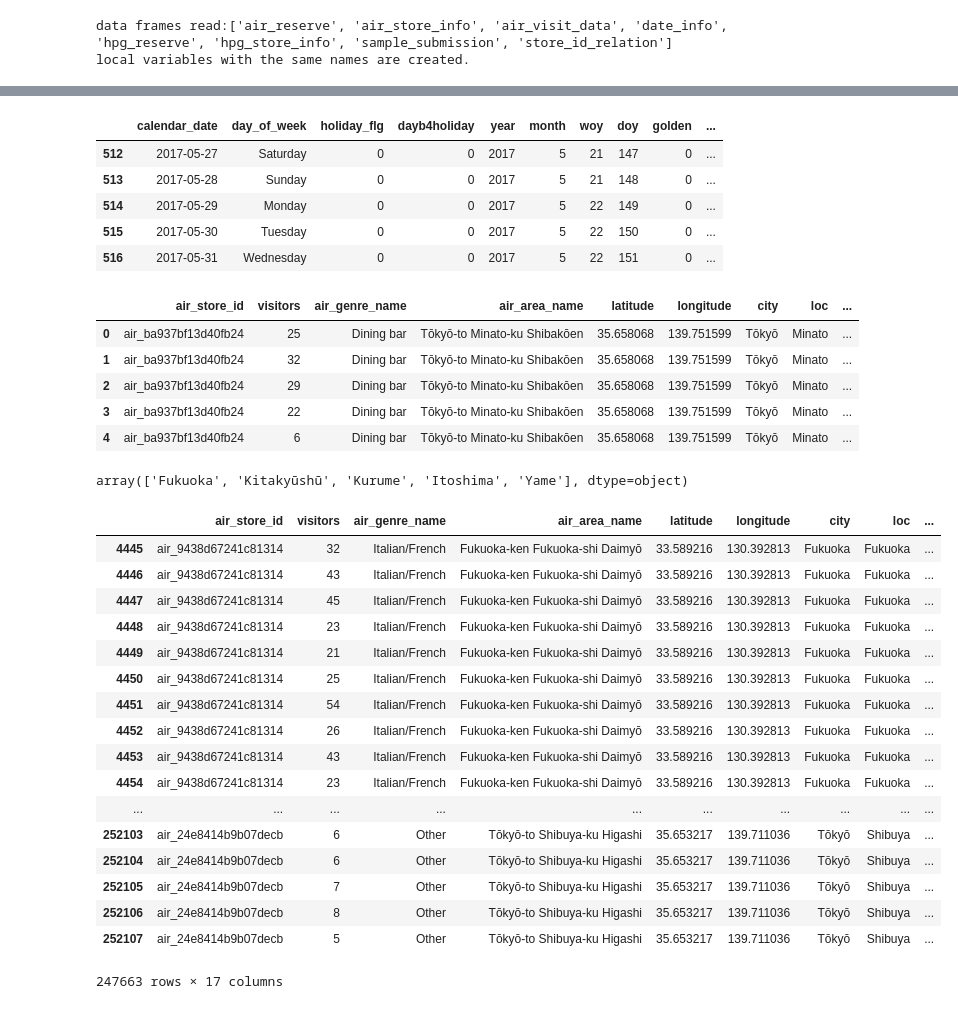
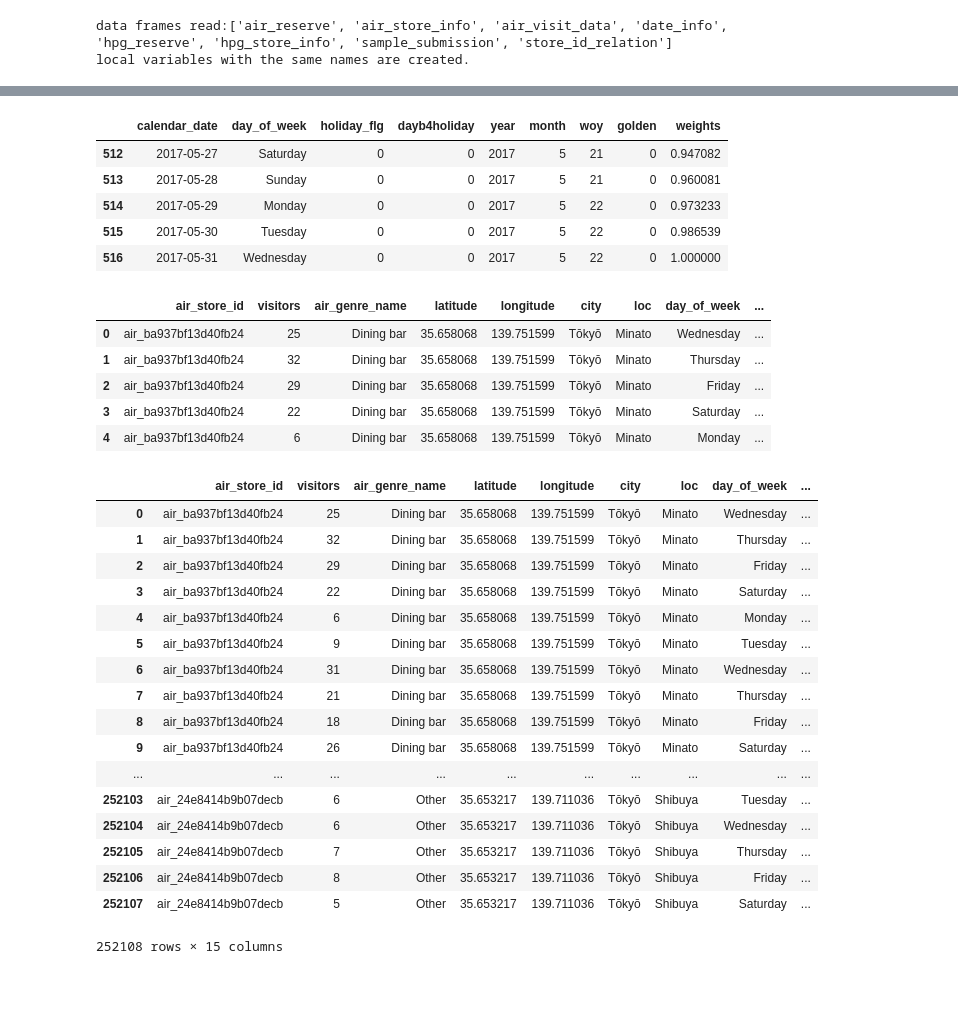
Before and after one commit to Nashavi/Recruit-prediction, a Jupyter notebook: more plots.ipynb, the cells around one changed output, grey strips where cells are left out. Saved outputs shown, nothing was run; the diff lists cells and outputs as text; code cells hidden in the pictures.

```diff
--- a/more plots.ipynb
+++ b/more plots.ipynb
@@ -41,7 +41,7 @@ print("3. Add year, month, day of year features")
 date_info['year'] = pd.to_datetime(date_info['calendar_date']).dt.year
 date_info['month'] = pd.to_datetime(date_info['calendar_date']).dt.month
 date_info['woy'] = pd.to_datetime(date_info['calendar_date']).dt.weekofyear
-date_info['doy'] = pd.to_datetime(date_info['calendar_date']).dt.dayofyear
+#date_info['doy'] = pd.to_datetime(date_info['calendar_date']).dt.dayofyear
 date_info.head()
 # %% [output]
 Add features to date_info
@@ -110,45 +110,41 @@ date_info[date_info['golden'] == 1]
 date_info['weights'] = ((date_info.index + 1)/ len(date_info))**7
 date_info.tail()
 # %% [output]
-|  | calendar_date | day_of_week | holiday_flg | dayb4holiday | year | month | woy | doy | golden | ... |
-| 512 | 2017-05-27 | Saturday | 0 | 0 | 2017 | 5 | 21 | 147 | 0 | ... |
-| 513 | 2017-05-28 | Sunday | 0 | 0 | 2017 | 5 | 21 | 148 | 0 | ... |
-| 514 | 2017-05-29 | Monday | 0 | 0 | 2017 | 5 | 22 | 149 | 0 | ... |
-| 515 | 2017-05-30 | Tuesday | 0 | 0 | 2017 | 5 | 22 | 150 | 0 | ... |
-| 516 | 2017-05-31 | Wednesday | 0 | 0 | 2017 | 5 | 22 | 151 | 0 | ... |
+|  | calendar_date | day_of_week | holiday_flg | dayb4holiday | year | month | woy | golden | weights |
+| 512 | 2017-05-27 | Saturday | 0 | 0 | 2017 | 5 | 21 | 0 | 0.947082 |
+| 513 | 2017-05-28 | Sunday | 0 | 0 | 2017 | 5 | 21 | 0 | 0.960081 |
+| 514 | 2017-05-29 | Monday | 0 | 0 | 2017 | 5 | 22 | 0 | 0.973233 |
+| 515 | 2017-05-30 | Tuesday | 0 | 0 | 2017 | 5 | 22 | 0 | 0.986539 |
+| 516 | 2017-05-31 | Wednesday | 0 | 0 | 2017 | 5 | 22 | 0 | 1.000000 |
 # %%
 air_visit_data = air_visit_data.merge(date_info,left_on = 'visit_date',right_on='calendar_date',how= 'left')
-air_visit_data.drop(['visit_date','calendar_date'],axis = 1,inplace = True)
+air_visit_data.drop(['visit_date','calendar_date','air_area_name'],axis = 1,inplace = True)
 air_visit_data.head()
 # %% [output]
-|  | air_store_id | visitors | air_genre_name | air_area_name | latitude | longitude | city | loc | ... |
-| 0 | air_ba937bf13d40fb24 | 25 | Dining bar | Tōkyō-to Minato-ku Shibakōen | 35.658068 | 139.751599 | Tōkyō | Minato | ... |
-| 1 | air_ba937bf13d40fb24 | 32 | Dining bar | Tōkyō-to Minato-ku Shibakōen | 35.658068 | 139.751599 | Tōkyō | Minato | ... |
-| 2 | air_ba937bf13d40fb24 | 29 | Dining bar | Tōkyō-to Minato-ku Shibakōen | 35.658068 | 139.751599 | Tōkyō | Minato | ... |
-| 3 | air_ba937bf13d40fb24 | 22 | Dining bar | Tōkyō-to Minato-ku Shibakōen | 35.658068 | 139.751599 | Tōkyō | Minato | ... |
-| 4 | air_ba937bf13d40fb24 | 6 | Dining bar | Tōkyō-to Minato-ku Shibakōen | 35.658068 | 139.751599 | Tōkyō | Minato | ... |
+|  | air_store_id | visitors | air_genre_name | latitude | longitude | city | loc | day_of_week | ... |
+| 0 | air_ba937bf13d40fb24 | 25 | Dining bar | 35.658068 | 139.751599 | Tōkyō | Minato | Wednesday | ... |
+| 1 | air_ba937bf13d40fb24 | 32 | Dining bar | 35.658068 | 139.751599 | Tōkyō | Minato | Thursday | ... |
+| 2 | air_ba937bf13d40fb24 | 29 | Dining bar | 35.658068 | 139.751599 | Tōkyō | Minato | Friday | ... |
+| 3 | air_ba937bf13d40fb24 | 22 | Dining bar | 35.658068 | 139.751599 | Tōkyō | Minato | Saturday | ... |
+| 4 | air_ba937bf13d40fb24 | 6 | Dining bar | 35.658068 | 139.751599 | Tōkyō | Minato | Monday | ... |
-# %%
-air_visit_data.loc[air_visit_data['city'] == 'Fukuoka','loc'].unique()
-# %% [output]
-array(['Fukuoka', 'Kitakyūshū', 'Kurume', 'Itoshima', 'Yame'], dtype=object)
 # %%
-air_visit_data[4445:]
+air_visit_data
 # %% [output]
-|  | air_store_id | visitors | air_genre_name | air_area_name | latitude | longitude | city | loc | ... |
-| 4445 | air_9438d67241c81314 | 32 | Italian/French | Fukuoka-ken Fukuoka-shi Daimyō | 33.589216 | 130.392813 | Fukuoka | Fukuoka | ... |
-| 4446 | air_9438d67241c81314 | 43 | Italian/French | Fukuoka-ken Fukuoka-shi Daimyō | 33.589216 | 130.392813 | Fukuoka | Fukuoka | ... |
-| 4447 | air_9438d67241c81314 | 45 | Italian/French | Fukuoka-ken Fukuoka-shi Daimyō | 33.589216 | 130.392813 | Fukuoka | Fukuoka | ... |
-| 4448 | air_9438d67241c81314 | 23 | Italian/French | Fukuoka-ken Fukuoka-shi Daimyō | 33.589216 | 130.392813 | Fukuoka | Fukuoka | ... |
-| 4449 | air_9438d67241c81314 | 21 | Italian/French | Fukuoka-ken Fukuoka-shi Daimyō | 33.589216 | 130.392813 | Fukuoka | Fukuoka | ... |
-| 4450 | air_9438d67241c81314 | 25 | Italian/French | Fukuoka-ken Fukuoka-shi Daimyō | 33.589216 | 130.392813 | Fukuoka | Fukuoka | ... |
-| 4451 | air_9438d67241c81314 | 54 | Italian/French | Fukuoka-ken Fukuoka-shi Daimyō | 33.589216 | 130.392813 | Fukuoka | Fukuoka | ... |
-| 4452 | air_9438d67241c81314 | 26 | Italian/French | Fukuoka-ken Fukuoka-shi Daimyō | 33.589216 | 130.392813 | Fukuoka | Fukuoka | ... |
-| 4453 | air_9438d67241c81314 | 43 | Italian/French | Fukuoka-ken Fukuoka-shi Daimyō | 33.589216 | 130.392813 | Fukuoka | Fukuoka | ... |
-| 4454 | air_9438d67241c81314 | 23 | Italian/French | Fukuoka-ken Fukuoka-shi Daimyō | 33.589216 | 130.392813 | Fukuoka | Fukuoka | ... |
+|  | air_store_id | visitors | air_genre_name | latitude | longitude | city | loc | day_of_week | ... |
+| 0 | air_ba937bf13d40fb24 | 25 | Dining bar | 35.658068 | 139.751599 | Tōkyō | Minato | Wednesday | ... |
+| 1 | air_ba937bf13d40fb24 | 32 | Dining bar | 35.658068 | 139.751599 | Tōkyō | Minato | Thursday | ... |
+| 2 | air_ba937bf13d40fb24 | 29 | Dining bar | 35.658068 | 139.751599 | Tōkyō | Minato | Friday | ... |
+| 3 | air_ba937bf13d40fb24 | 22 | Dining bar | 35.658068 | 139.751599 | Tōkyō | Minato | Saturday | ... |
+| 4 | air_ba937bf13d40fb24 | 6 | Dining bar | 35.658068 | 139.751599 | Tōkyō | Minato | Monday | ... |
+| 5 | air_ba937bf13d40fb24 | 9 | Dining bar | 35.658068 | 139.751599 | Tōkyō | Minato | Tuesday | ... |
+| 6 | air_ba937bf13d40fb24 | 31 | Dining bar | 35.658068 | 139.751599 | Tōkyō | Minato | Wednesday | ... |
+| 7 | air_ba937bf13d40fb24 | 21 | Dining bar | 35.658068 | 139.751599 | Tōkyō | Minato | Thursday | ... |
+| 8 | air_ba937bf13d40fb24 | 18 | Dining bar | 35.658068 | 139.751599 | Tōkyō | Minato | Friday | ... |
+| 9 | air_ba937bf13d40fb24 | 26 | Dining bar | 35.658068 | 139.751599 | Tōkyō | Minato | Saturday | ... |
 | ... | ... | ... | ... | ... | ... | ... | ... | ... | ... |
-| 252103 | air_24e8414b9b07decb | 6 | Other | Tōkyō-to Shibuya-ku Higashi | 35.653217 | 139.711036 | Tōkyō | Shibuya | ... |
-| 252104 | air_24e8414b9b07decb | 6 | Other | Tōkyō-to Shibuya-ku Higashi | 35.653217 | 139.711036 | Tōkyō | Shibuya | ... |
-| 252105 | air_24e8414b9b07decb | 7 | Other | Tōkyō-to Shibuya-ku Higashi | 35.653217 | 139.711036 | Tōkyō | Shibuya | ... |
-| 252106 | air_24e8414b9b07decb | 8 | Other | Tōkyō-to Shibuya-ku Higashi | 35.653217 | 139.711036 | Tōkyō | Shibuya | ... |
-| 252107 | air_24e8414b9b07decb | 5 | Other | Tōkyō-to Shibuya-ku Higashi | 35.653217 | 139.711036 | Tōkyō | Shibuya | ... |
+| 252103 | air_24e8414b9b07decb | 6 | Other | 35.653217 | 139.711036 | Tōkyō | Shibuya | Tuesday | ... |
+| 252104 | air_24e8414b9b07decb | 6 | Other | 35.653217 | 139.711036 | Tōkyō | Shibuya | Wednesday | ... |
+| 252105 | air_24e8414b9b07decb | 7 | Other | 35.653217 | 139.711036 | Tōkyō | Shibuya | Thursday | ... |
+| 252106 | air_24e8414b9b07decb | 8 | Other | 35.653217 | 139.711036 | Tōkyō | Shibuya | Friday | ... |
+| 252107 | air_24e8414b9b07decb | 5 | Other | 35.653217 | 139.711036 | Tōkyō | Shibuya | Saturday | ... |
-247663 rows × 17 columns
+252108 rows × 15 columns
```
Also changed, not shown: parts of 3 cells of this notebook.
